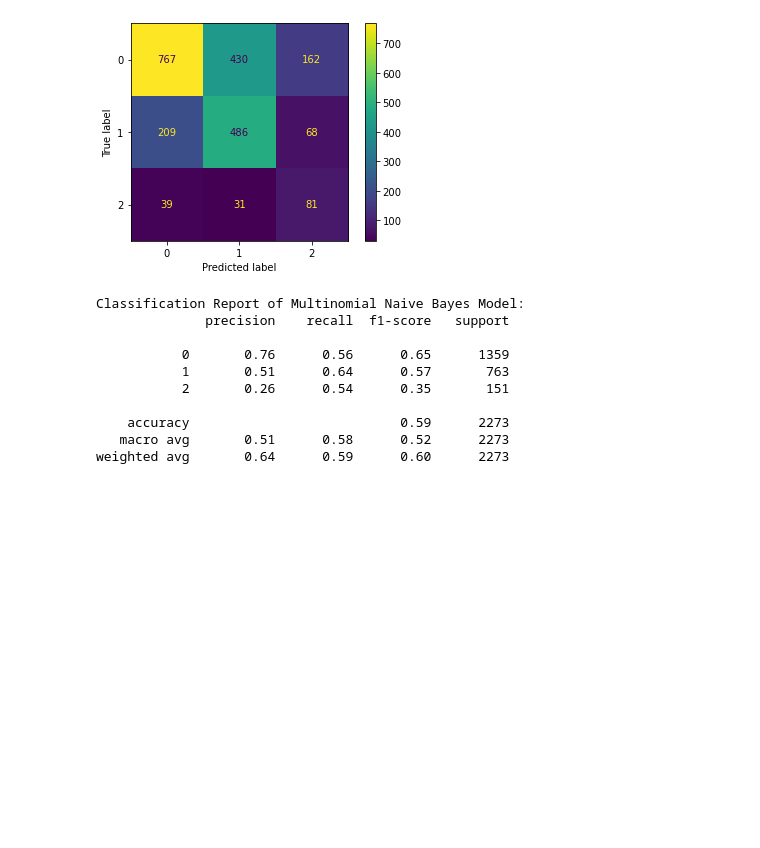
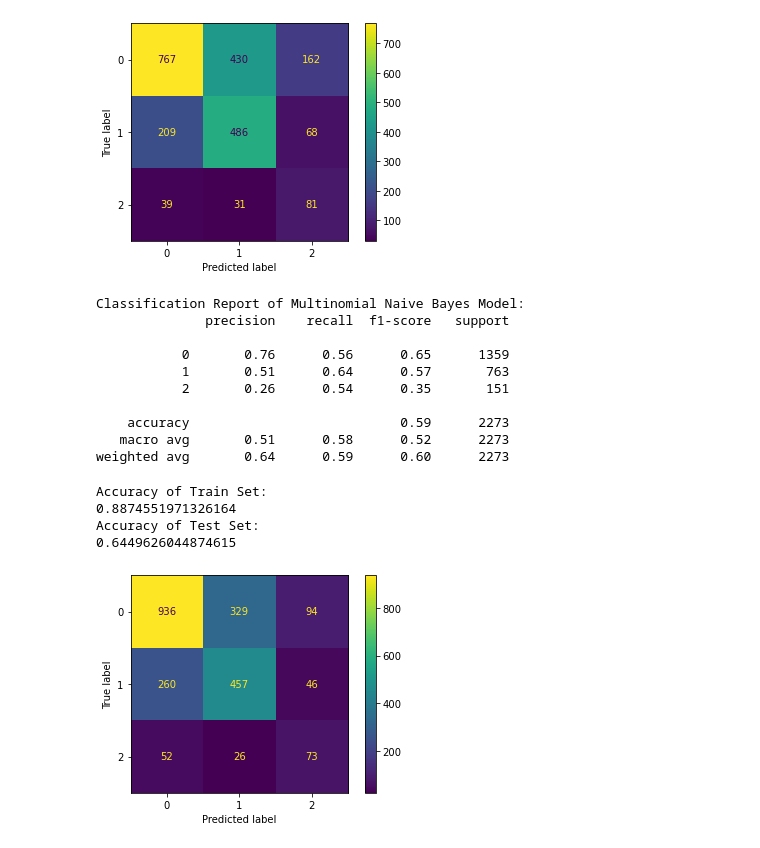
Before and after one commit to VolhaP87/Twitter_Sentiment_Analysis, a Jupyter notebook: Untitled.ipynb, the cells around one changed output. Drawn from its saved outputs; the diff is of its cells as text; code cells hidden in the pictures; blank space fills up the shorter version.

Commit message:
Build Logistic Regression

```diff
--- a/Untitled.ipynb
+++ b/Untitled.ipynb
@@ -471,3 +471,22 @@ Classification Report of Multinomial Naive Bayes Model:
     accuracy                           0.59      2273
    macro avg       0.51      0.58      0.52      2273
 weighted avg       0.64      0.59      0.60      2273
+# %%
+from sklearn.linear_model import LogisticRegression
+
+logreg_baseline = LogisticRegression(random_state=42)
+logreg_baseline.fit(X_train_resampled, y_train_resampled)
+print("Accuracy of Train Set:")
+print(logreg_baseline.score(X_train_resampled, y_train_resampled))
+print("Accuracy of Test Set:")
+print(logreg_baseline.score(X_test_vectorized, y_test))
+# %% [output]
+Accuracy of Train Set:
+0.8874551971326164
+Accuracy of Test Set:
+0.6449626044874615
+# %%
+from sklearn.metrics import plot_confusion_matrix
+plot_confusion_matrix(logreg_baseline, X_test_vectorized, y_test);
+# %% [output]
+[figure, added]
```
Also changed, not shown: parts of 1 cell of this notebook.
